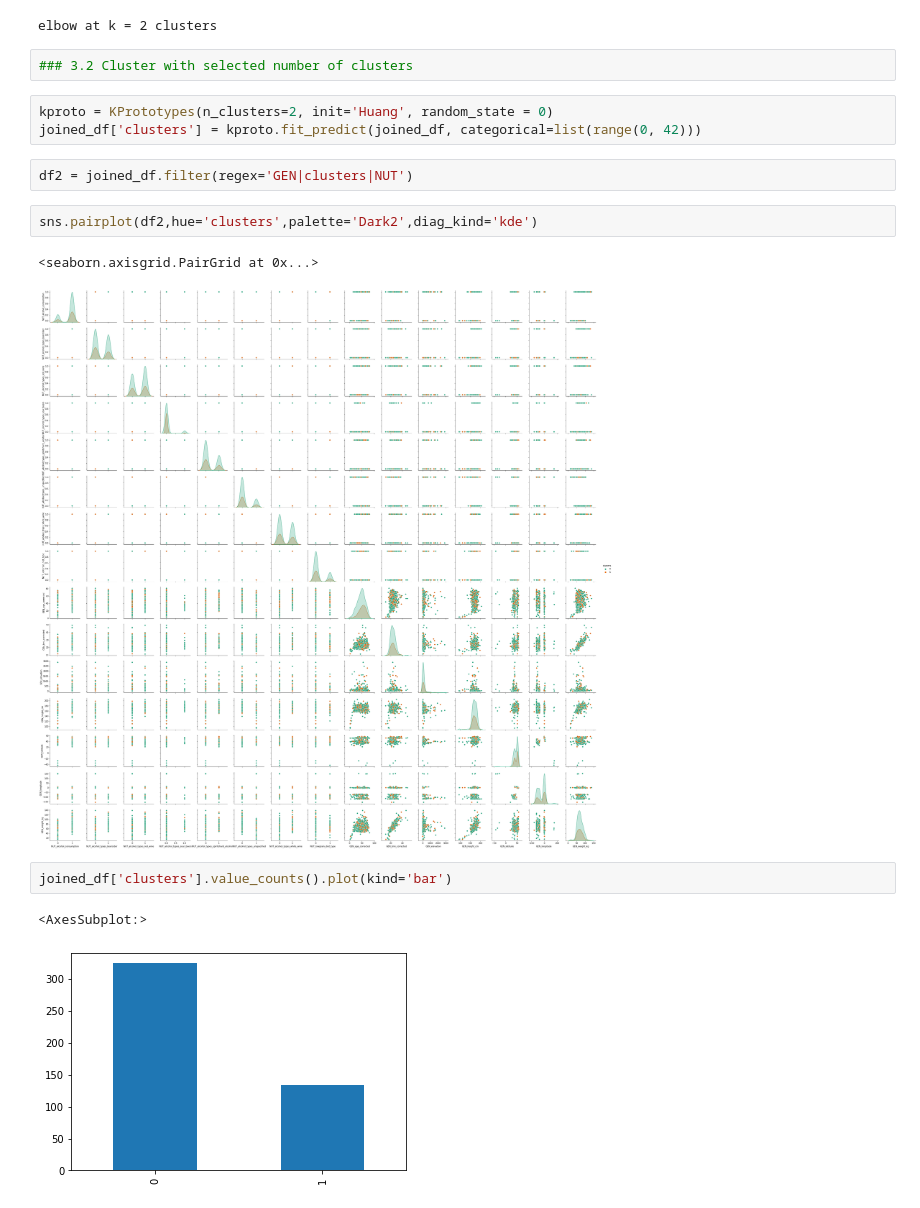
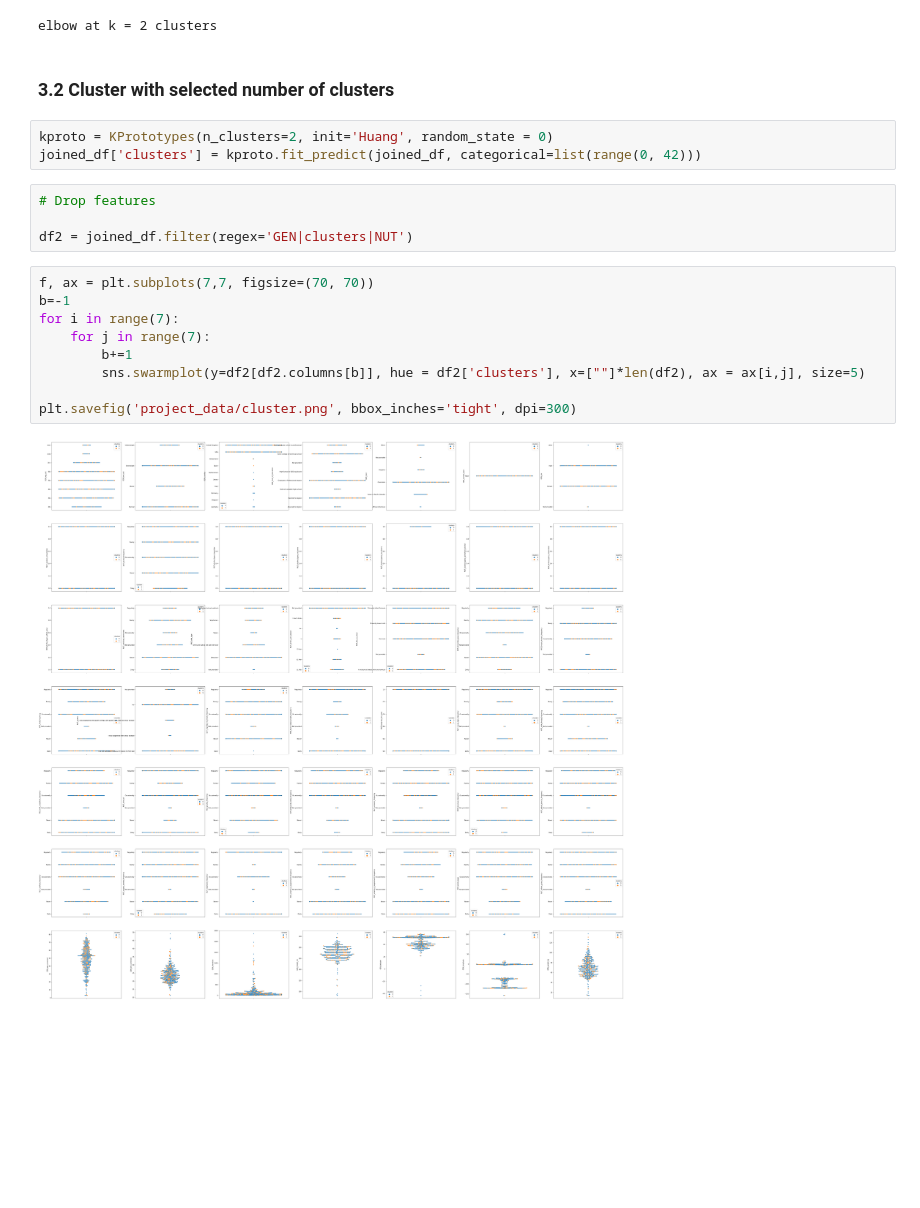
Before and after one commit to dhasanova99/HealthyFood, a Jupyter notebook: JupyterDocs/L_Clustering.ipynb, the cells around one changed output. Cells and saved outputs as stored; diff of their text form; blank space fills up the shorter version.

Commit message:
Visualization

```diff
--- a/JupyterDocs/L_Clustering.ipynb
+++ b/JupyterDocs/L_Clustering.ipynb
@@ -171,20 +162,23 @@ K_cost_c3 = cost_knee_c3.elbow
 print("elbow at k =", f'{K_cost_c3:.0f} clusters')
 # %% [output]
 elbow at k = 2 clusters
-# %%
-### 3.2 Cluster with selected number of clusters
+# %% [markdown]
+### 3.2 Cluster with selected number of clusters
 # %%
 kproto = KPrototypes(n_clusters=2, init='Huang', random_state = 0)
 joined_df['clusters'] = kproto.fit_predict(joined_df, categorical=list(range(0, 42)))
 # %%
+# Drop features
+
 df2 = joined_df.filter(regex='GEN|clusters|NUT')
 # %%
-sns.pairplot(df2,hue='clusters',palette='Dark2',diag_kind='kde')
+f, ax = plt.subplots(7,7, figsize=(70, 70))
+b=-1
+for i in range(7):
+    for j in range(7):
+        b+=1
+        sns.swarmplot(y=df2[df2.columns[b]], hue = df2['clusters'], x=[""]*len(df2), ax = ax[i,j], size=5)
+
+plt.savefig('project_data/cluster.png', bbox_inches='tight', dpi=300)
 # %% [output]
-<seaborn.axisgrid.PairGrid at 0x...>
-[figure, old version]
+[figure, new version]
-# %%
-joined_df['clusters'].value_counts().plot(kind='bar')
-# %% [output]
-<AxesSubplot:>
-[figure, removed]
```
Also changed, not shown: parts of 1 cell of this notebook.
